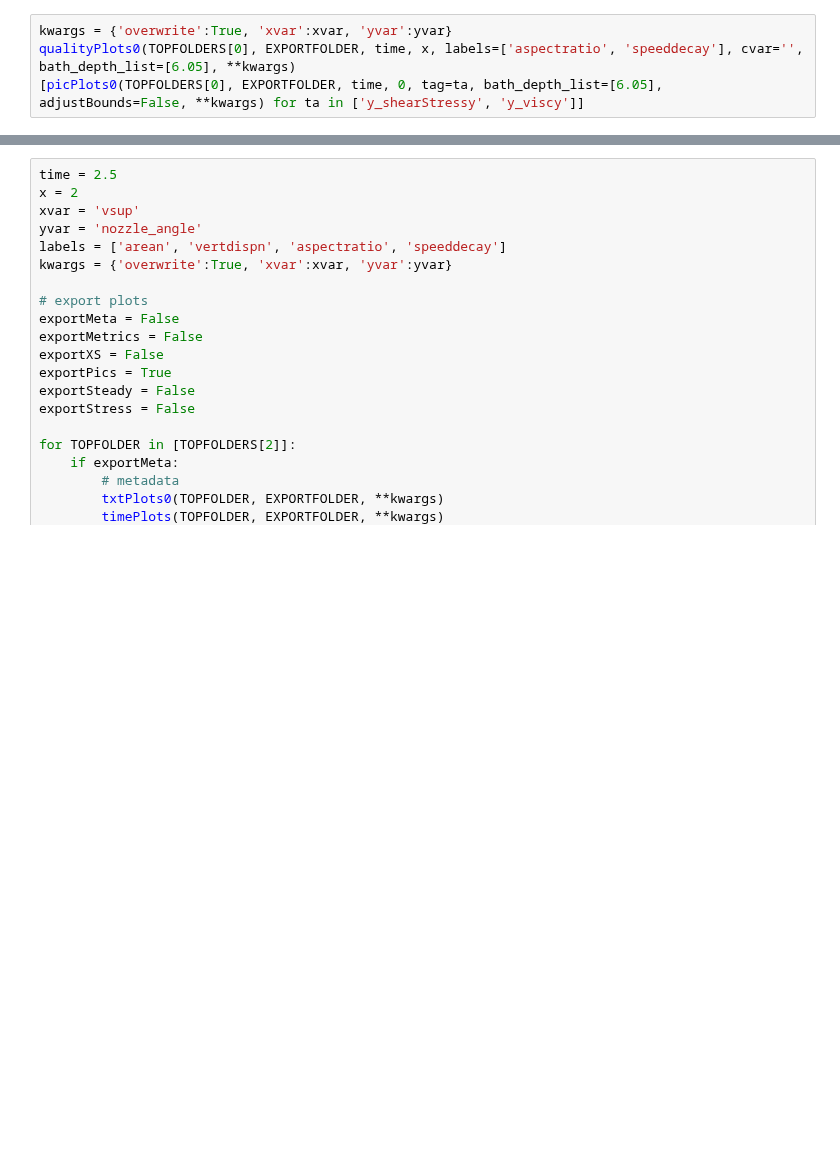
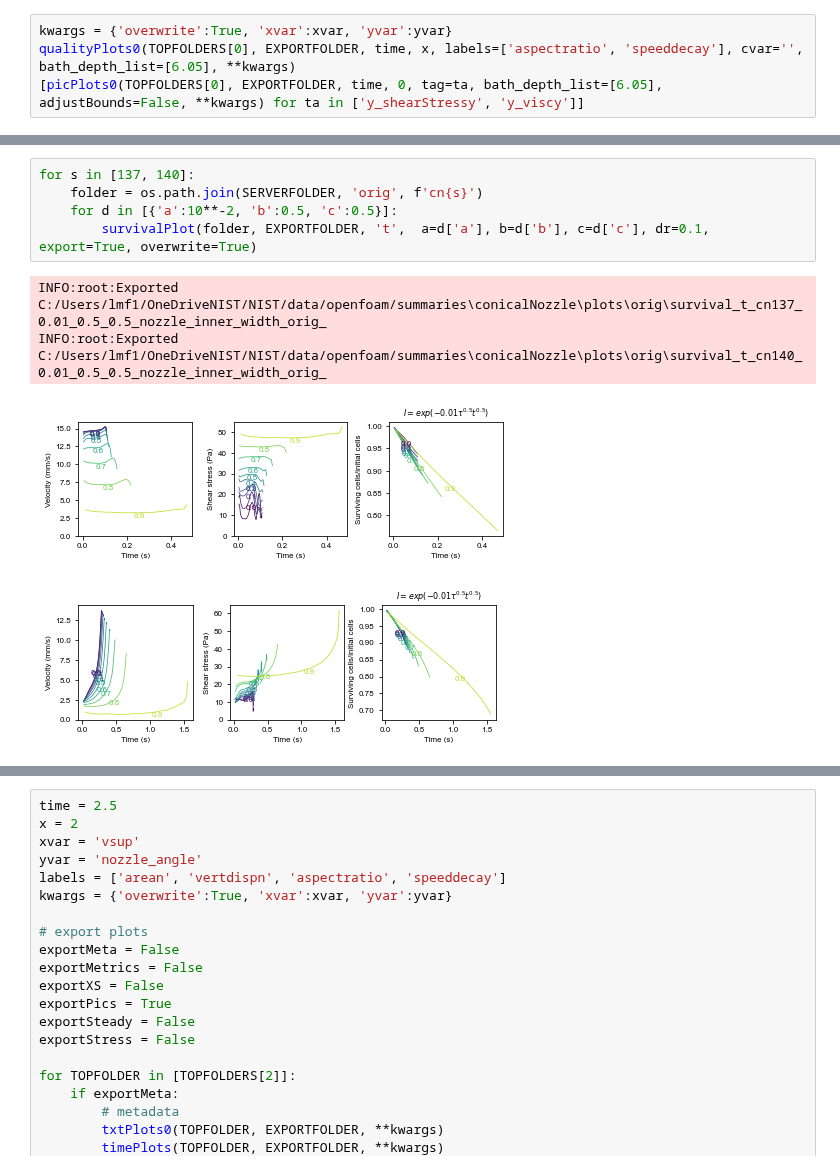
Before and after one commit to usnistgov/openfoamEmbedded3DP, a Jupyter notebook: pythonscripts/interfacemetrics_conicalNozzle.ipynb, the cells around one changed output, grey strips where cells are left out. Cells and saved outputs as stored; diff of their text form; blank space fills up the shorter version.

```diff
--- a/pythonscripts/interfacemetrics_conicalNozzle.ipynb
+++ b/pythonscripts/interfacemetrics_conicalNozzle.ipynb
@@ -133,0 +146,10 @@ INFO:root:Exported C:/Users/lmf1/OneDriveNIST/NIST/data/openfoam/summaries\conic
+# %%
+for s in [137, 140]:
+    folder = os.path.join(SERVERFOLDER, 'orig', f'cn{s}')
+    for d in [{'a':10**-2, 'b':0.5, 'c':0.5}]:
+        survivalPlot(folder, EXPORTFOLDER, 't',  a=d['a'], b=d['b'], c=d['c'], dr=0.1, export=True, overwrite=True)
+# %% [output]
+INFO:root:Exported C:/Users/lmf1/OneDriveNIST/NIST/data/openfoam/summaries\conicalNozzle\plots\orig\survival_t_cn137_0.01_0.5_0.5_nozzle_inner_width_orig_
+INFO:root:Exported C:/Users/lmf1/OneDriveNIST/NIST/data/openfoam/summaries\conicalNozzle\plots\orig\survival_t_cn140_0.01_0.5_0.5_nozzle_inner_width_orig_
+[figure, added]
+[figure, added]
```
Also changed, not shown: parts of 22 cells of this notebook, 13 other files.
